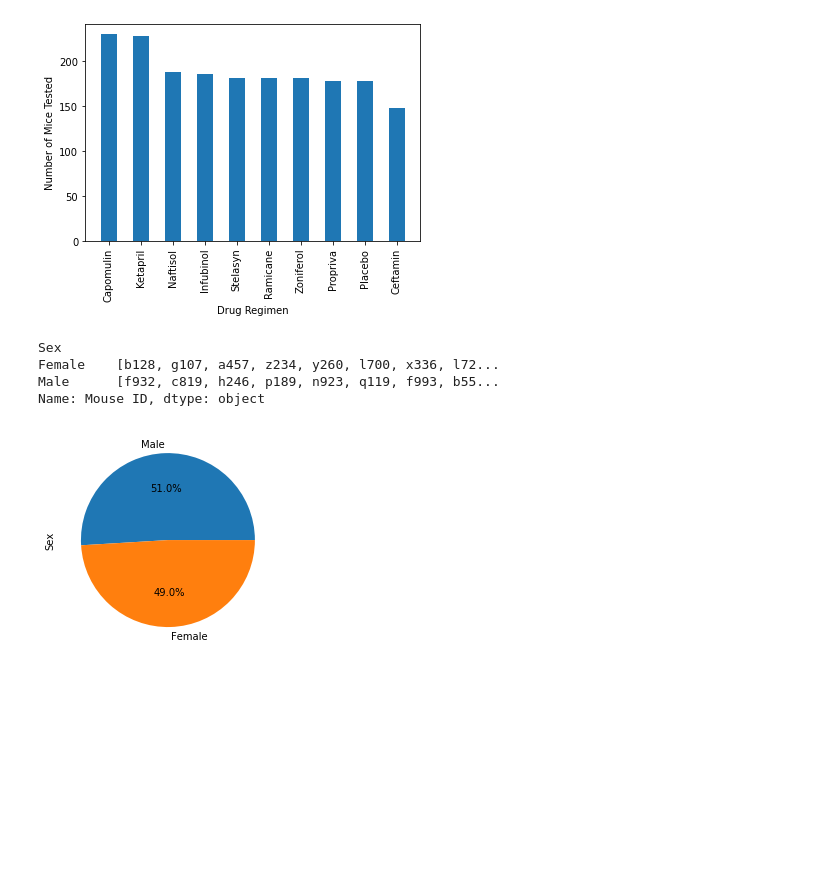
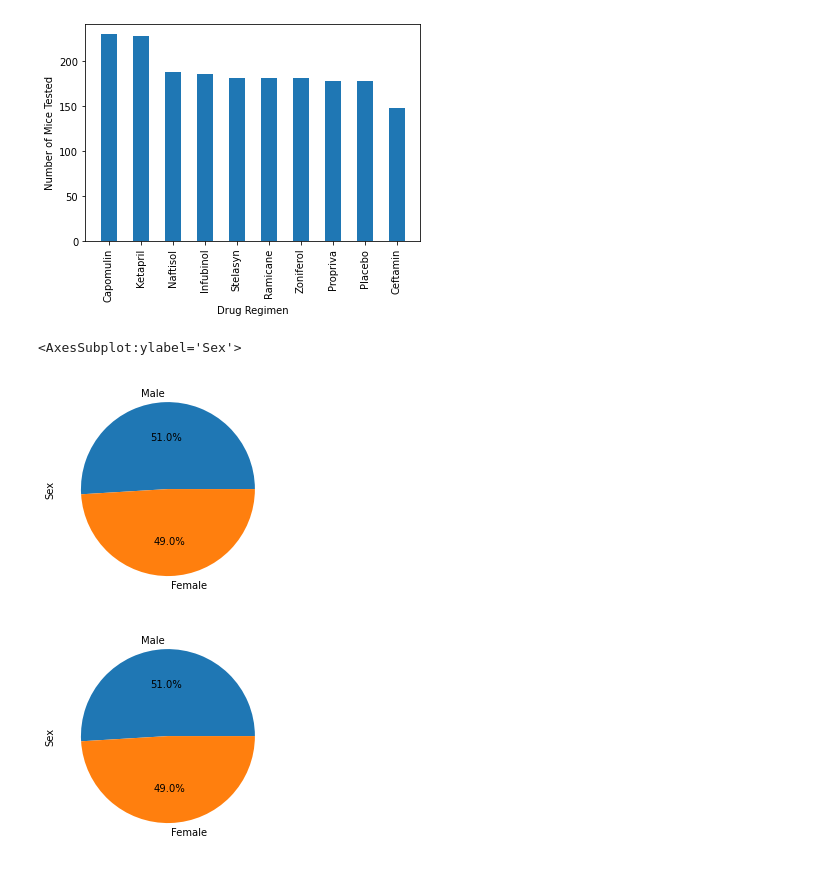
Before and after one commit to itanalytics/matplotlib-challenge, a Jupyter notebook: pymaceuticals_starter.ipynb, the cells around one changed output. Drawn from its saved outputs; the diff is of its cells as text; code cells hidden in the pictures; blank space fills up the shorter version.

```diff
--- a/pymaceuticals_starter.ipynb
+++ b/pymaceuticals_starter.ipynb
@@ -167,10 +167,11 @@ plt.show()
 [figure]
 # %%
 # Generate a pie plot showing the distribution of female versus male mice using Pandas
+gender_count = mouse_study_clean.groupby(["Sex"]).count()["Mouse ID"]
+gender_totals = gender_count.sort_values(ascending=False)
+gender_totals.plot(kind='pie', autopct='%1.1f%%', ylabel="Sex")
 # %% [output]
-Sex
-Female    [b128, g107, a457, z234, y260, l700, x336, l72...
-Male      [f932, c819, h246, p189, n923, q119, f993, b55...
-Name: Mouse ID, dtype: object
+<AxesSubplot:ylabel='Sex'>
+[figure, added]
 # %%
 # Generate a pie plot showing the distribution of female versus male mice using pyplot
```
Also changed, not shown: parts of 3 cells of this notebook.
